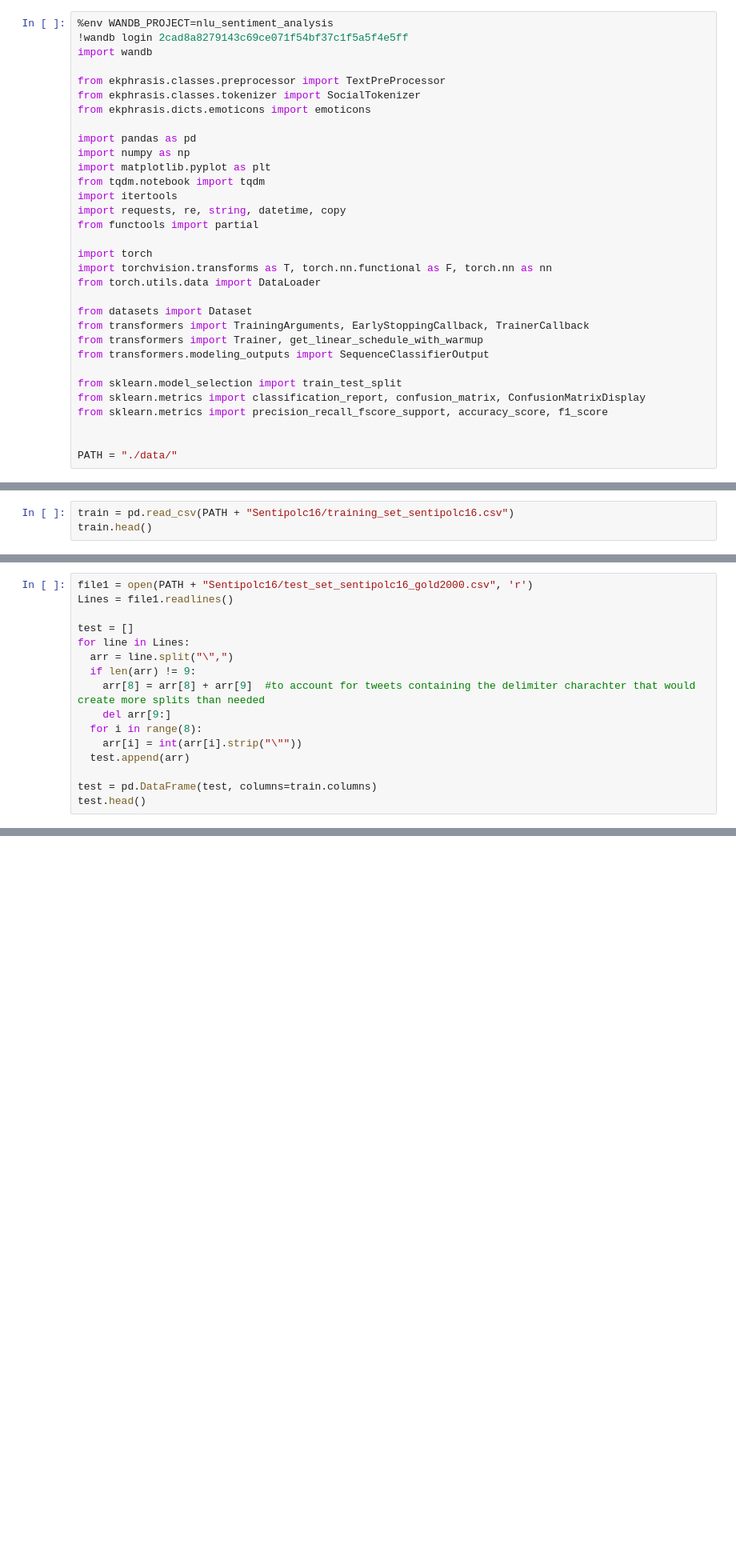
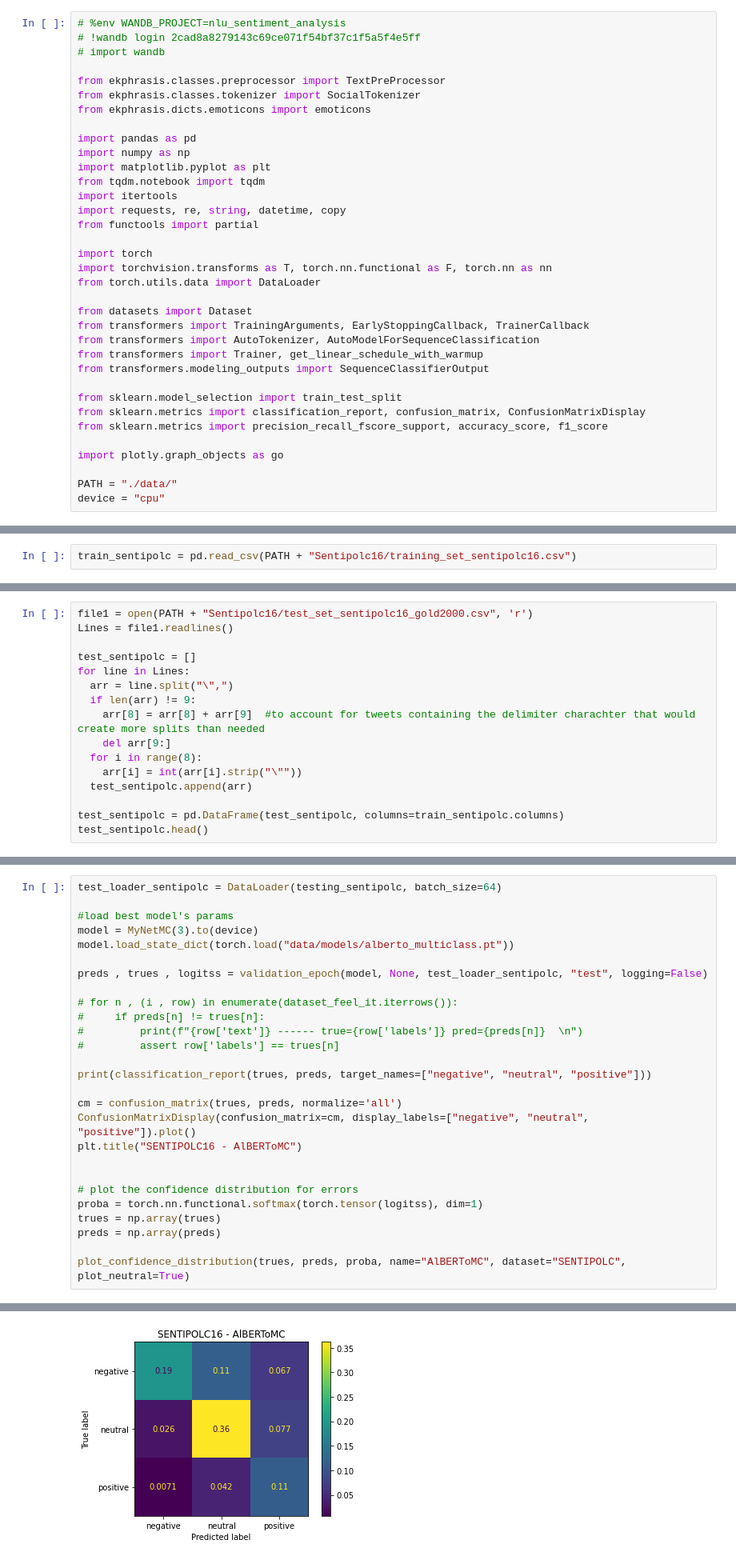
Before and after one commit to steveazzolin/NLU_final_project, a Jupyter notebook: AlBERTo error analysis.ipynb, the cells around one changed output, grey strips where cells are left out. Shown at 80% size. Saved outputs shown, nothing was run; the diff lists cells and outputs as text; blank space fills up the shorter version.

Commit message:
SENTIPOLC and Feel-IT

```diff
--- a/AlBERTo error analysis.ipynb
+++ b/AlBERTo error analysis.ipynb
@@ -1,7 +1,7 @@
 # %%
-%env WANDB_PROJECT=nlu_sentiment_analysis
-!wandb login 2cad8a8279143c69ce071f54bf37c1f5a5f4e5ff
-import wandb
+# %env WANDB_PROJECT=nlu_sentiment_analysis
+# !wandb login 2cad8a8279143c69ce071f54bf37c1f5a5f4e5ff
+# import wandb
 
 from ekphrasis.classes.preprocessor import TextPreProcessor
 from ekphrasis.classes.tokenizer import SocialTokenizer
@@ -21,6 +21,7 @@ from torch.utils.data import DataLoader
 
 from datasets import Dataset
 from transformers import TrainingArguments, EarlyStoppingCallback, TrainerCallback
+from transformers import AutoTokenizer, AutoModelForSequenceClassification
 from transformers import Trainer, get_linear_schedule_with_warmup
 from transformers.modeling_outputs import SequenceClassifierOutput
 
@@ -28,5 +29,7 @@ from sklearn.model_selection import train_test_split
 from sklearn.metrics import classification_report, confusion_matrix, ConfusionMatrixDisplay
 from sklearn.metrics import precision_recall_fscore_support, accuracy_score, f1_score
 
+import plotly.graph_objects as go
 
 PATH = "./data/"
+device = "cpu"
@@ -36,3 +36,2 @@ wandb: Appending key for api.wandb.ai to your netrc file: /home/steve/.netrc
 # %%
-train = pd.read_csv(PATH + "Sentipolc16/training_set_sentipolc16.csv")
-train.head()
+train_sentipolc = pd.read_csv(PATH + "Sentipolc16/training_set_sentipolc16.csv")
@@ -47,7 +39,7 @@ train.head()
 file1 = open(PATH + "Sentipolc16/test_set_sentipolc16_gold2000.csv", 'r')
 Lines = file1.readlines()
 
-test = []
+test_sentipolc = []
 for line in Lines:
   arr = line.split("\",")
   if len(arr) != 9:
@@ -55,10 +47,10 @@ for line in Lines:
     del arr[9:]
   for i in range(8):
     arr[i] = int(arr[i].strip("\""))
-  test.append(arr)
+  test_sentipolc.append(arr)
 
-test = pd.DataFrame(test, columns=train.columns)
-test.head()
+test_sentipolc = pd.DataFrame(test_sentipolc, columns=train_sentipolc.columns)
+test_sentipolc.head()
 # %% [output]
 |  | idtwitter | subj | opos | oneg | iro | lpos | lneg | top | text |
 | 0 | 507074506880712705 | 0 | 0 | 0 | 0 | 0 | 0 | 2 | "Tra 5 minuti presentazione piano... |
@@ -269,0 +276,28 @@ train.head()
+# %%
+test_loader_sentipolc = DataLoader(testing_sentipolc, batch_size=64)
+
+#load best model's params
+model = MyNetMC(3).to(device)
+model.load_state_dict(torch.load("data/models/alberto_multiclass.pt"))
+
+preds , trues , logitss = validation_epoch(model, None, test_loader_sentipolc, "test", logging=False)
+
+# for n , (i , row) in enumerate(dataset_feel_it.iterrows()):
+#     if preds[n] != trues[n]:
+#         print(f"{row['text']} ------ true={row['labels']} pred={preds[n]}  \n")
+#         assert row['labels'] == trues[n]
+
+print(classification_report(trues, preds, target_names=["negative", "neutral", "positive"]))
+
+cm = confusion_matrix(trues, preds, normalize='all')
+ConfusionMatrixDisplay(confusion_matrix=cm, display_labels=["negative", "neutral", "positive"]).plot()
+plt.title("SENTIPOLC16 - AlBERToMC")
+
+
+# plot the confidence distribution for errors
+proba = torch.nn.functional.softmax(torch.tensor(logitss), dim=1)
+trues = np.array(trues)
+preds = np.array(preds)
+
+plot_confidence_distribution(trues, preds, proba, name="AlBERToMC", dataset="SENTIPOLC", plot_neutral=True)
+# %% [output]
@@ -269,0 +316 @@ train.head()
+[figure, added]
```
Also changed, not shown: parts of 31 cells of this notebook.
